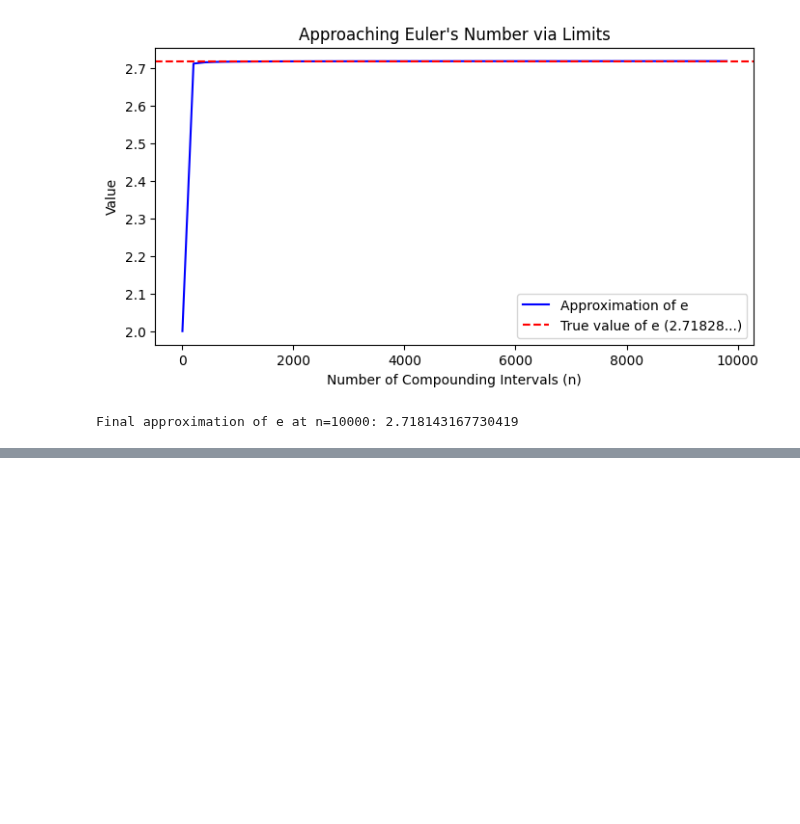
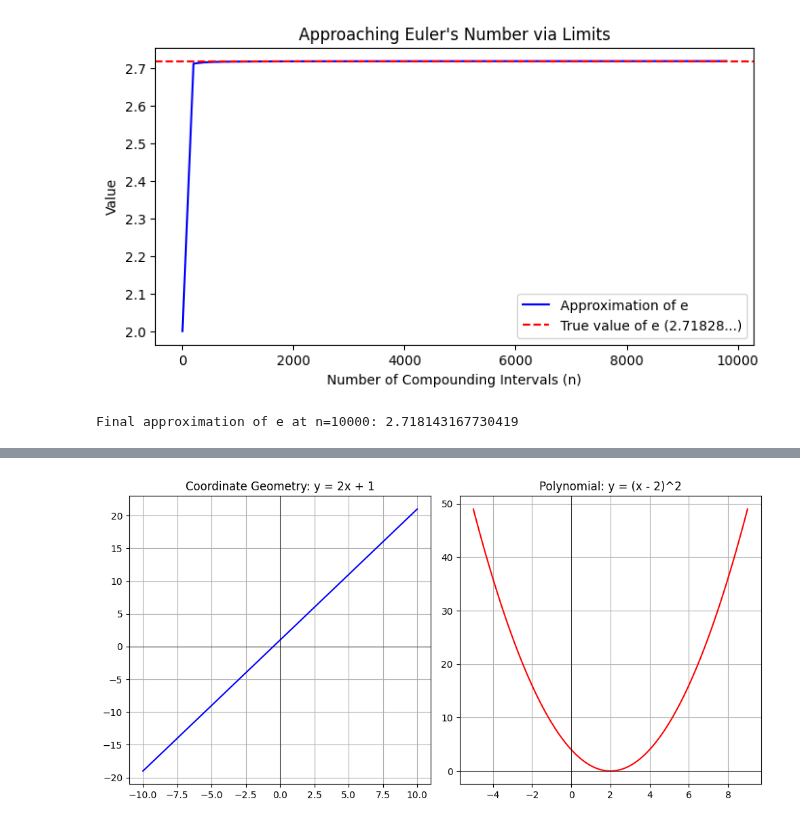
Before and after one commit to anonymous-oracle/sde, a Jupyter notebook: phase1/phase1_module1.ipynb, the cells around one changed output, grey strips where cells are left out. Saved outputs shown, nothing was run; the diff lists cells and outputs as text; code cells hidden in the pictures; blank space fills up the shorter version.

```diff
--- a/phase1/phase1_module1.ipynb
+++ b/phase1/phase1_module1.ipynb
@@ -66,0 +152,40 @@ Final approximation of e at n=10000: 2.718143167730419
+# %%
+import numpy as np
+import matplotlib.pyplot as plt
+
+# 1. Coordinate Geometry: Defining a straight line (y = 2x + 1)
+x_line = np.linspace(-10, 10, 100) # Create 100 points between -10 and 10
+m = 2  # Slope
+b = 1  # Y-intercept
+y_line = m * x_line + b
+
+# 2. Polynomials: Defining a quadratic curve (y = x^2 - 4x + 4)
+x_poly = np.linspace(-5, 9, 100)
+# We can express this polynomial either expanded or factored!
+# Expanded: y = x**2 - 4*x + 4
+# Factored: y = (x - 2)**2
+y_poly = (x_poly - 2)**2
+
+# Plotting the mathematical spaces
+plt.figure(figsize=(10, 5))
+
+# Plot the Line
+plt.subplot(1, 2, 1)
+plt.plot(x_line, y_line, color='blue')
+plt.title("Coordinate Geometry: y = 2x + 1")
+plt.grid(True)
+plt.axhline(0, color='black',linewidth=0.5)
+plt.axvline(0, color='black',linewidth=0.5)
+
+# Plot the Polynomial
+plt.subplot(1, 2, 2)
+plt.plot(x_poly, y_poly, color='red')
+plt.title("Polynomial: y = (x - 2)^2")
+plt.grid(True)
+plt.axhline(0, color='black',linewidth=0.5)
+plt.axvline(0, color='black',linewidth=0.5)
+
+plt.tight_layout()
+plt.show()
+# %% [output]
+[figure, added]
```
Also changed, not shown: parts of 2 cells of this notebook.
